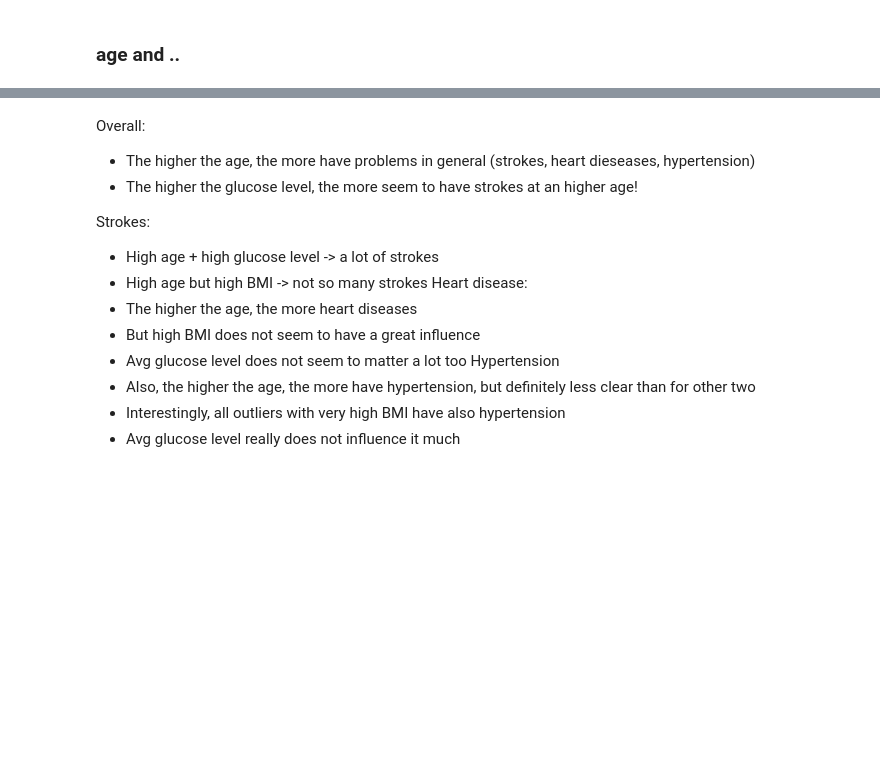
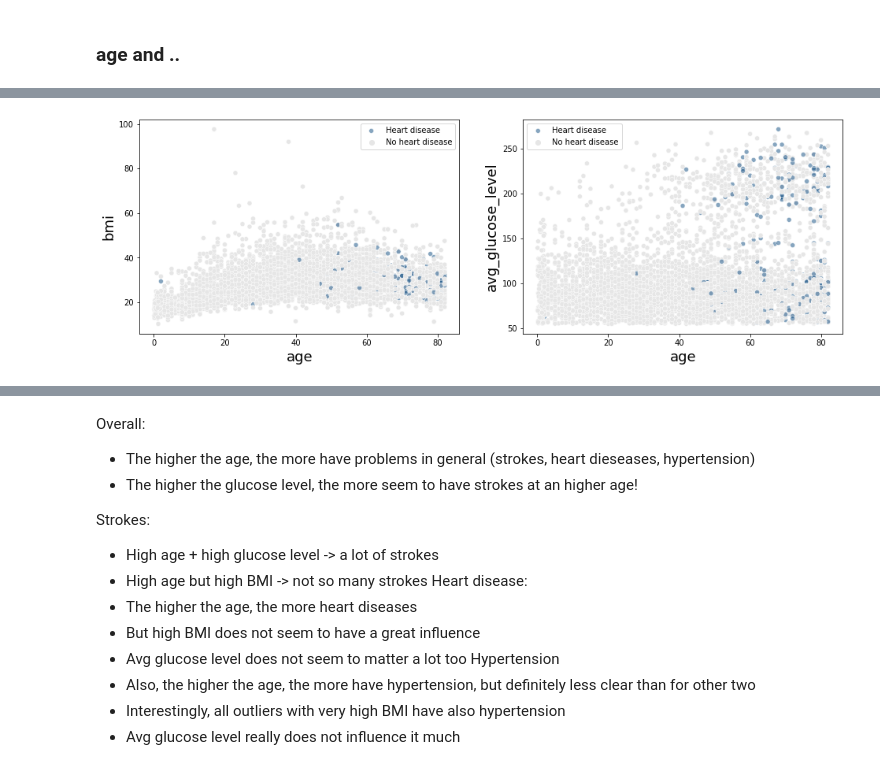
Before and after one commit to lrnz-asnprs/stroke-prediction-project, a Jupyter notebook: notebooks/hand-in notebooks/Data exploration/Data Exploration_finished_do_not_change.ipynb, the cells around one changed output, grey strips where cells are left out. Cells and saved outputs as stored; diff of their text form; code cells hidden in the pictures; blank space fills up the shorter version.

```diff
--- a/notebooks/hand-in notebooks/Data exploration/Data Exploration_finished_do_not_change.ipynb
+++ b/notebooks/hand-in notebooks/Data exploration/Data Exploration_finished_do_not_change.ipynb
@@ -305,0 +316,22 @@ fig.savefig("scatterplot_dist.png")
+# %%
+# Scatterplots on two-variable relationships between age(discrete) and continuous variables
+# and binary value (stroke, heart disease and hypertension)
+
+fig, (ax1, ax2) = plt.subplots(1,2, figsize=(16,5))
+
+color_dict = dict({1:"#0f4c8180",0:"#E6E6E6"})
+
+x=df["age"]
+
+sns.scatterplot(ax = ax1, x=x, y=df["bmi"], hue=df["heart_disease"],palette=color_dict)
+sns.scatterplot(ax = ax2, x=x, y=df["avg_glucose_level"], hue=df["heart_disease"],palette=color_dict)
+ax1.legend(labels=["Heart disease", "No heart disease"])
+ax1.xaxis.label.set_size(18)
+ax1.yaxis.label.set_size(18)
+ax2.legend(labels=["Heart disease", "No heart disease"])
+ax2.yaxis.label.set_size(18)
+ax2.xaxis.label.set_size(18)
+
+fig.savefig("scatterplot_dist_heart_glucose_.png")
+# %% [output]
+[figure, added]
```
Also changed, not shown: parts of 5 cells of this notebook, 12 other files.
